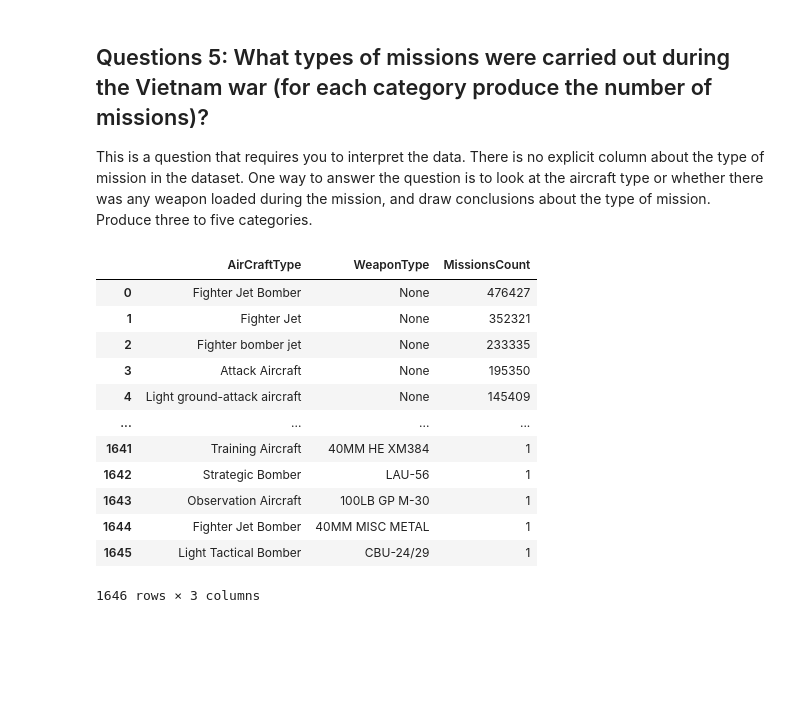
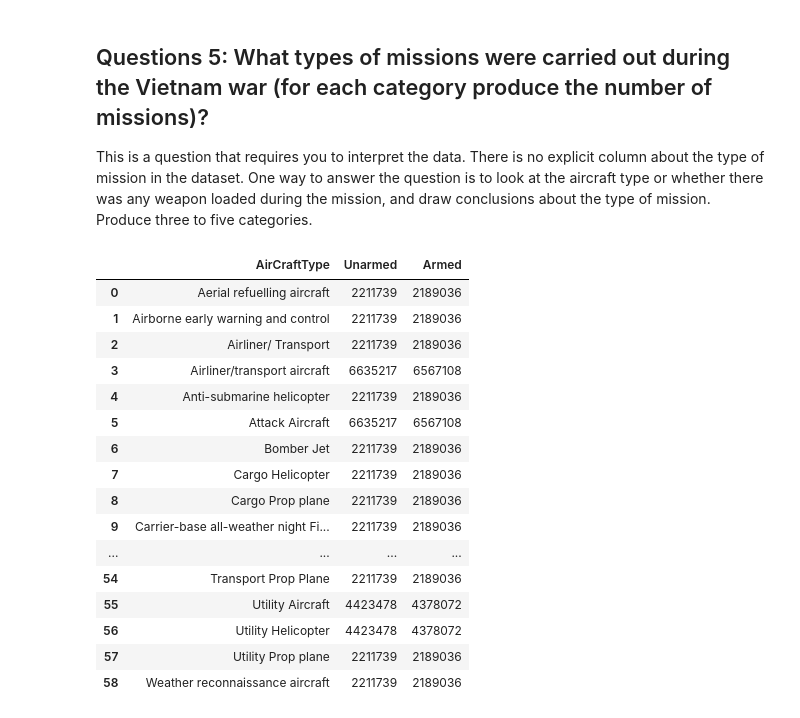
Before and after one commit to KevinYih/BigDataDemo, a Jupyter notebook: Vietnam_War_test_Kevin.ipynb, the cells around one changed output. Saved outputs shown, nothing was run; the diff lists cells and outputs as text; code cells hidden in the pictures; blank space fills up the shorter version.

Commit message:
Created using Colab Question5 Armed OR Unarmed.

```diff
--- a/Vietnam_War_test_Kevin.ipynb
+++ b/Vietnam_War_test_Kevin.ipynb
@@ -672,31 +678,37 @@ This is a question that requires you to interpret the data. There is no explicit
 # %%
 # your code here
 
 Bombing_Operations.registerTempTable("Bombing_Operations")
 Aircraft_Glossary.registerTempTable("Aircraft_Glossary")
 
 query = """
-SELECT AirCraftType, WeaponType, count(*) MissionsCount
+SELECT
+    AirCraftType,
+    SUM(CASE WHEN WeaponType IS NULL THEN 1 ELSE 0 END) AS Unarmed,
+    SUM(CASE WHEN WeaponType IS NOT NULL THEN 1 ELSE 0 END) AS Armed
 FROM Bombing_Operations bo
 JOIN Aircraft_Glossary ag
-ON bo.AirCraft = ag.AirCraft
-GROUP BY AirCraftType, WeaponType
-ORDER BY MissionsCount DESC
+GROUP BY AirCraftType
+ORDER BY AirCraftType;
 """
 
 type_missions = spark.sql(query)
 type_missions.toPandas()
 # %% [output]
-|  | AirCraftType | WeaponType | MissionsCount |
-| 0 | Fighter Jet Bomber | None | 476427 |
-| 1 | Fighter Jet | None | 352321 |
-| 2 | Fighter bomber jet | None | 233335 |
-| 3 | Attack Aircraft | None | 195350 |
-| 4 | Light ground-attack aircraft | None | 145409 |
+|  | AirCraftType | Unarmed | Armed |
+| 0 | Aerial refuelling aircraft | 2211739 | 2189036 |
+| 1 | Airborne early warning and control | 2211739 | 2189036 |
+| 2 | Airliner/ Transport | 2211739 | 2189036 |
+| 3 | Airliner/transport aircraft | 6635217 | 6567108 |
+| 4 | Anti-submarine helicopter | 2211739 | 2189036 |
+| 5 | Attack Aircraft | 6635217 | 6567108 |
+| 6 | Bomber Jet | 2211739 | 2189036 |
+| 7 | Cargo Helicopter | 2211739 | 2189036 |
+| 8 | Cargo Prop plane | 2211739 | 2189036 |
+| 9 | Carrier-base all-weather night Fi... | 2211739 | 2189036 |
 | ... | ... | ... | ... |
-| 1641 | Training Aircraft | 40MM HE XM384 | 1 |
-| 1642 | Strategic Bomber | LAU-56 | 1 |
-| 1643 | Observation Aircraft | 100LB GP M-30 | 1 |
-| 1644 | Fighter Jet Bomber | 40MM MISC METAL | 1 |
-| 1645 | Light Tactical Bomber | CBU-24/29 | 1 |
+| 54 | Transport Prop Plane | 2211739 | 2189036 |
+| 55 | Utility Aircraft | 4423478 | 4378072 |
+| 56 | Utility Helicopter | 4423478 | 4378072 |
+| 57 | Utility Prop plane | 2211739 | 2189036 |
+| 58 | Weather reconnaissance aircraft | 2211739 | 2189036 |
-1646 rows × 3 columns
```
Also changed, not shown: parts of 3 cells of this notebook.
